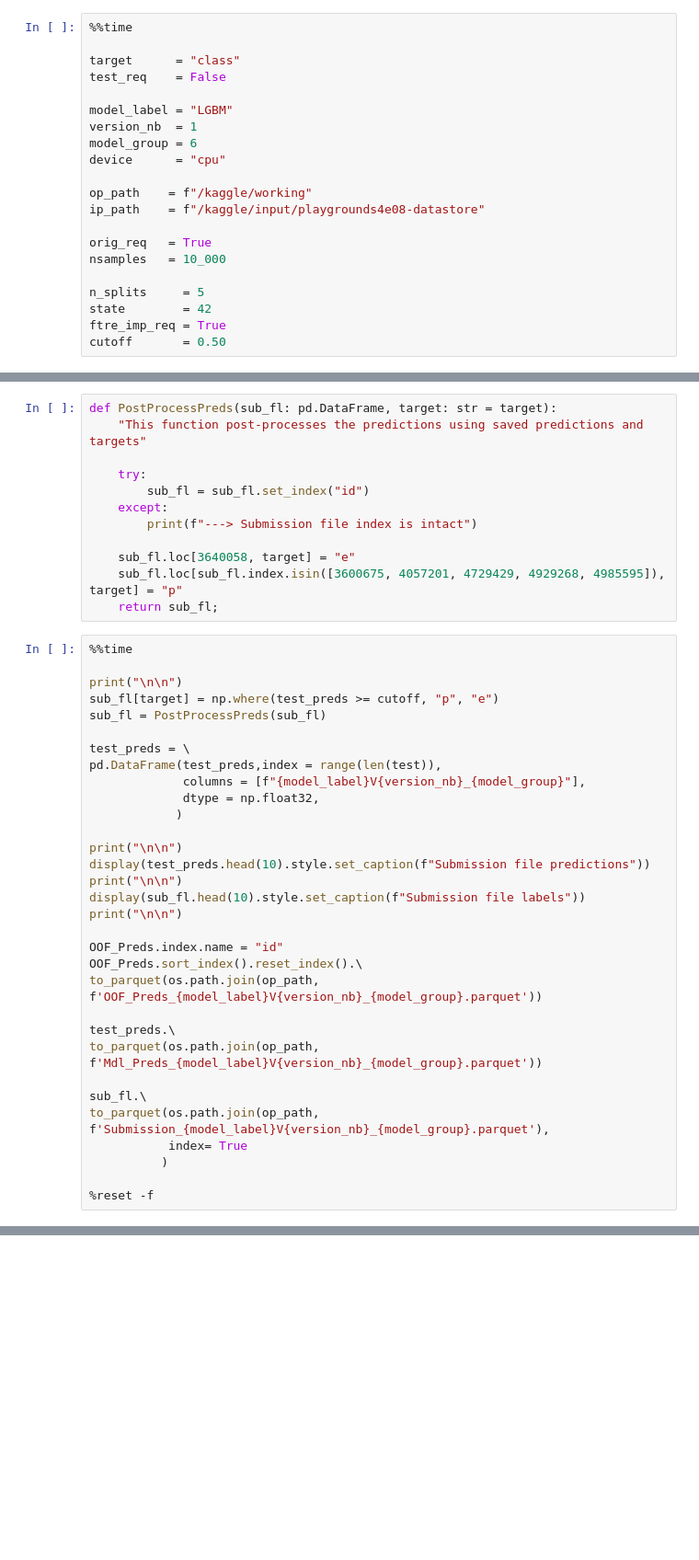
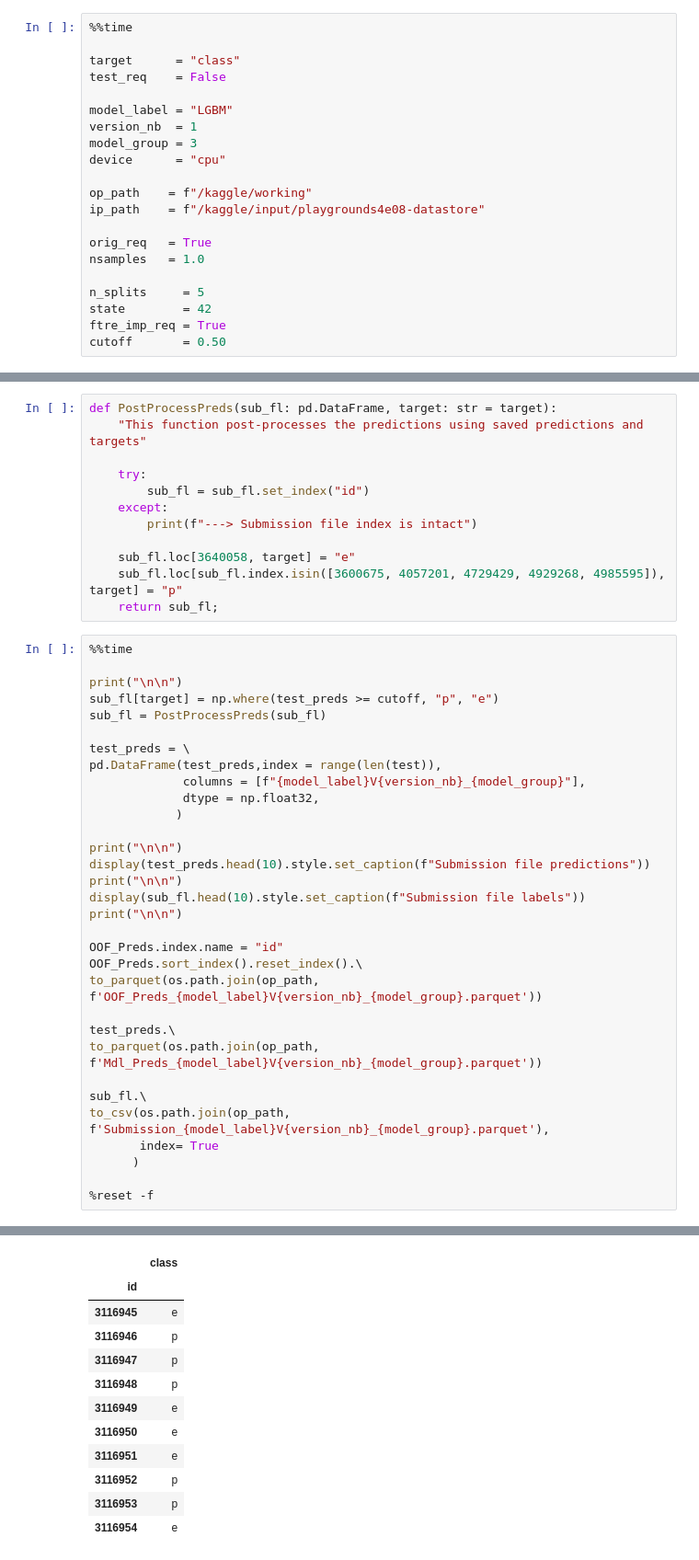
Before and after one commit to Ravaldo07/PlaygroundS4E08Public, a Jupyter notebook: playgrounds4e08-baseline-v1.ipynb, the cells around one changed output, grey strips where cells are left out. Shown at 92% size. Saved outputs shown, nothing was run; the diff lists cells and outputs as text; blank space fills up the shorter version.

Commit message:
Kaggle Notebook | PlaygroundS4E08|Baseline|V1 | Version 10

```diff
--- a/playgrounds4e08-baseline-v1.ipynb
+++ b/playgrounds4e08-baseline-v1.ipynb
@@ -40,14 +40,14 @@ test_req    = False
 
 model_label = "LGBM"
 version_nb  = 1
-model_group = 6
+model_group = 3
 device      = "cpu"
 
 op_path    = f"/kaggle/working"
 ip_path    = f"/kaggle/input/playgrounds4e08-datastore"
 
 orig_req   = True
-nsamples   = 10_000
+nsamples   = 1.0
 
 n_splits     = 5
 state        = 42
@@ -248,8 +264,9 @@ test_preds.\
 to_parquet(os.path.join(op_path, f'Mdl_Preds_{model_label}V{version_nb}_{model_group}.parquet'))
 
 sub_fl.\
-to_parquet(os.path.join(op_path, f'Submission_{model_label}V{version_nb}_{model_group}.parquet'),
-           index= True
-          )
+to_csv(os.path.join(op_path, f'Submission_{model_label}V{version_nb}_{model_group}.parquet'),
+       index= True
+      )
 
 %reset -f
+# %% [output]
@@ -255,0 +287,12 @@ to_parquet(os.path.join(op_path, f'Submission_{model_label}V{version_nb}_{model_
+|  | class |
+| id |  |
+| 3116945 | e |
+| 3116946 | p |
+| 3116947 | p |
+| 3116948 | p |
+| 3116949 | e |
+| 3116950 | e |
+| 3116951 | e |
+| 3116952 | p |
+| 3116953 | p |
+| 3116954 | e |
```
Also changed, not shown: parts of 4 cells of this notebook.
